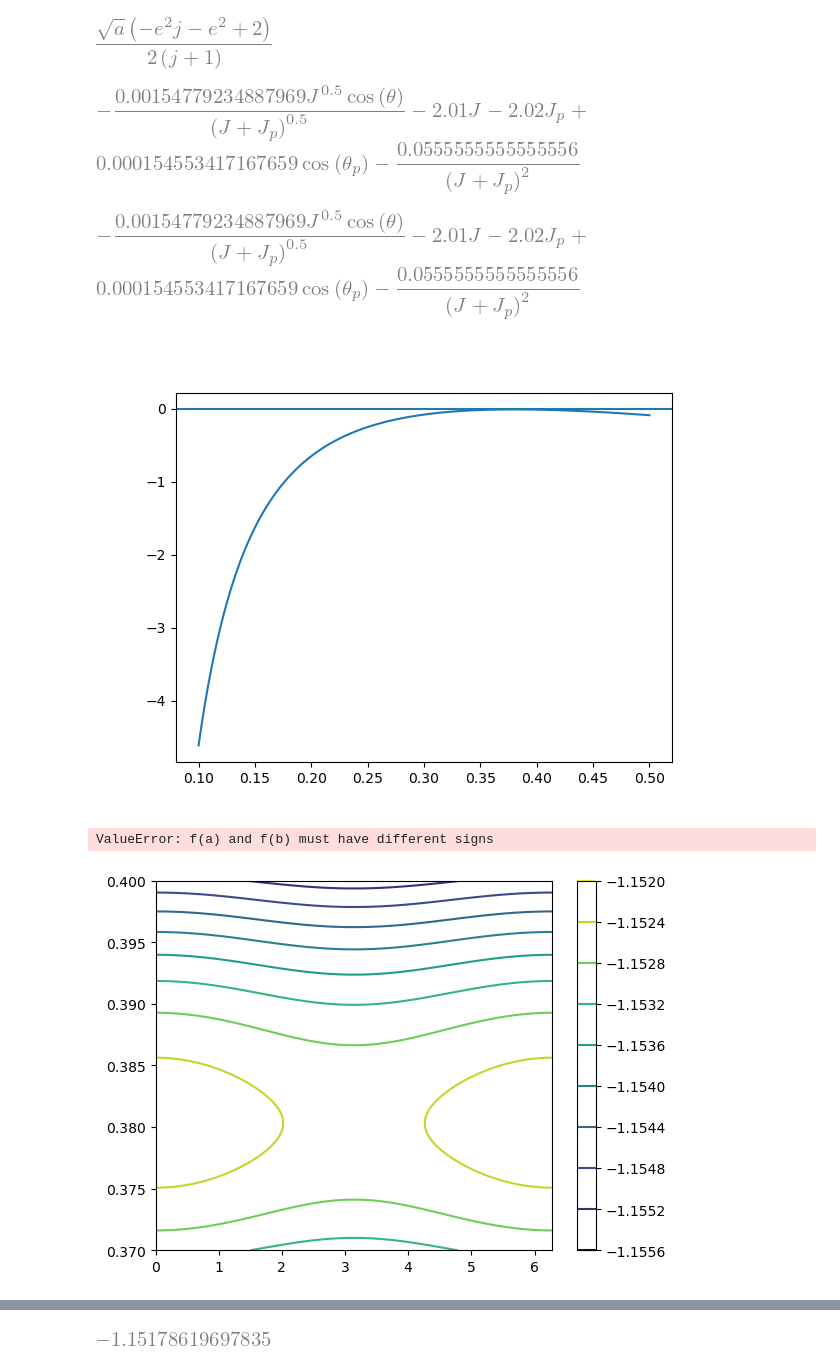
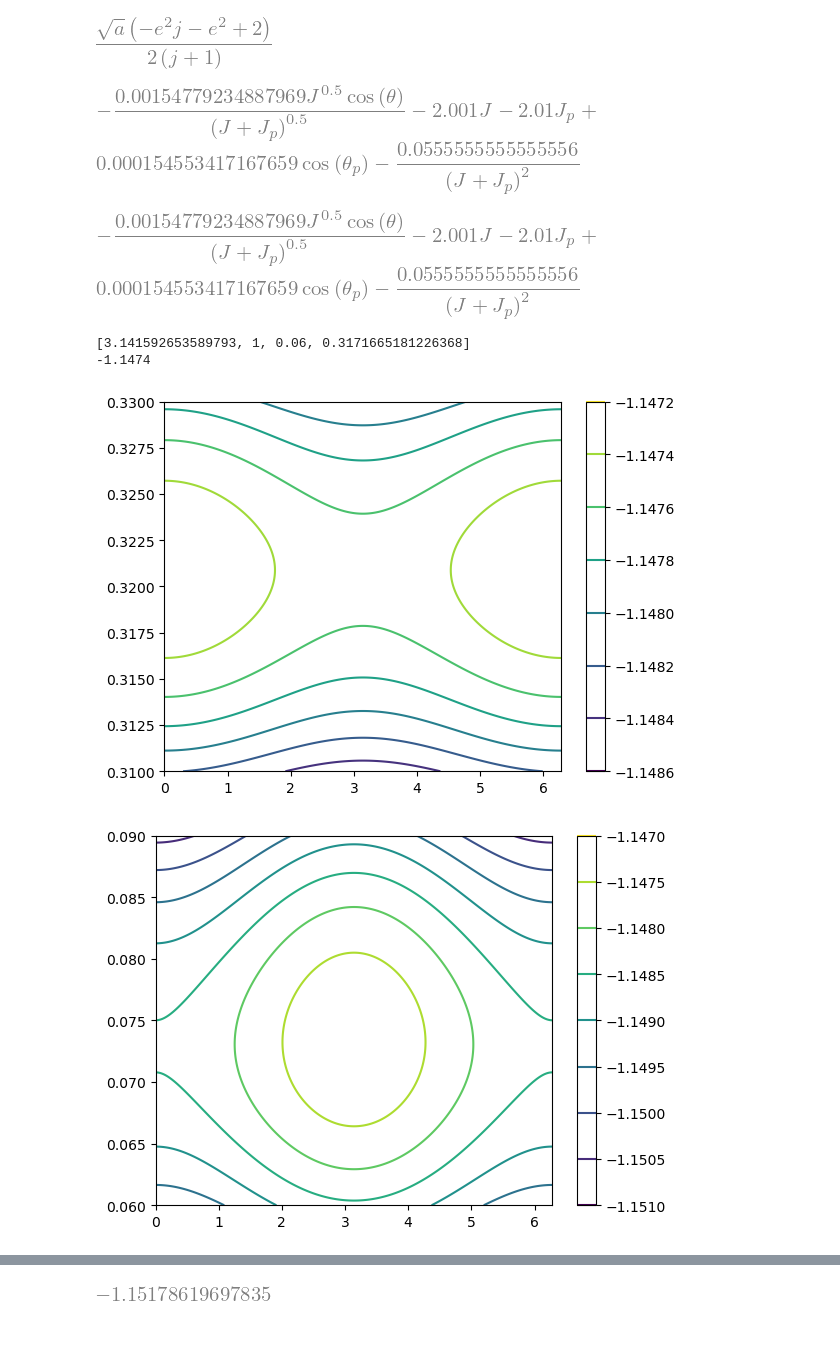
Before and after one commit to jtlaune/wc-apsidal-precession, a Jupyter notebook: paper-2-poincaire.ipynb, the cells around one changed output, grey strips where cells are left out. Saved outputs shown, nothing was run; the diff lists cells and outputs as text; code cells hidden in the pictures; blank space fills up the shorter version.

```diff
--- a/paper-2-poincaire.ipynb
+++ b/paper-2-poincaire.ipynb
@@ -47,8 +49,8 @@ params = {
     b1_3_2: 0,  # 12.08476062046314,
     b2_3_2: 0,  # 10.485706741948807,
     ep: 0.1,
-    om: 1e-2,
-    omp: 2e-2,
+    om: 1e-3,
+    omp: 1e-2,
     np:np_sel,
     ap:ap_sel,
     "th0":npy.pi,
@@ -107,7 +109,7 @@ H1_expr = H_expr.subs({Lam:Lam1_expr,Gam:Gam1_expr,th1_expr:th,thp1_expr:thp}) +
 H1_expr = H1_expr.subs(params).evalf()#.subs({J:J_expr,Jp:Jp_expr})
 H1_expr
 # %% [output]
-[figure, old version]
+[figure, new version]
 # %%
 funcs = lambdify(
     [th, thp, J, Jp],
@@ -126,5 +128,5 @@ _ = H1_expr.subs(params)#.subs({th:params["th0"],thp:params["thp0"]})#.subs({J:0
 display(_)
 _ = lambdify([th, thp, J, Jp], _)
 # %% [output]
-[figure, old version]
+[figure, new version]
 # %%
@@ -132,18 +134,16 @@ _ = lambdify([th, thp, J, Jp], _)
 # %%
-_f = lambda x: _(th0val, thpval, Jval, x)-Hval
-plt.clf()
-plt.plot(npy.linspace(0.1,0.5,1000),_f(npy.linspace(0.1,0.5,1000)))
-plt.axhline(y=0)
-plt.show()
+#_f = lambda x: _(th0val, thpval, Jval, x)-Hval
+#plt.clf()
+#plt.plot(npy.linspace(0.1,0.5,1000),_f(npy.linspace(0.1,0.5,1000)))
+#plt.axhline(y=0)
+#plt.show()
-# %% [output]
-[figure, removed]
 # %%
 th0val = npy.pi
-thpval = 0
-Hval = -1.14488161255
-Jval = 0.00000001
+thpval = 1
+Hval = -1.1474#-1.14488161255
+Jval = 0.06#0.00000001
 
-Jpval = brentq(lambda x: _(th0val, thpval, Jval, x)-Hval, 0,0.4,xtol=1e-16)
+Jpval = brentq(lambda x: _(th0val, thpval, Jval, x)-Hval, 0,0.32,xtol=1e-16)
 
 initconds = [
     th0val,
@@ -154,25 +154,27 @@ initconds = [
 print(initconds)
 print(_(th0val, thpval, Jval, Jpval))
 # %% [output]
-ValueError: f(a) and f(b) must have different signs
+[3.141592653589793, 1, 0.06, 0.3171665181226368]
+-1.1474
 # %%
 _lvl = Hval
 
 _1 = lambdify([thp,Jp], H1_expr.subs({th: th0val, J: Jval}).subs(params).evalf())
-_2,_3= npy.meshgrid(npy.linspace(0,2*npy.pi,1000),npy.linspace(0.37,0.4,1000))
+_2,_3= npy.meshgrid(npy.linspace(0,2*npy.pi,1000),npy.linspace(0.31,0.33,1000))
 plt.clf()
 cs = plt.contour(_2,_3,_1(_2,_3))#,levels=[_lvl,_lvl*0.999999])
 plt.colorbar(cs)
 plt.show()
-#
-#_1 = lambdify([th,J], H1_expr.subs({thp: thpval, Jp: Jpval}).subs(params).evalf())
-#_2,_3= npy.meshgrid(npy.linspace(0,2*npy.pi,1000),npy.linspace(0,0.006,1000))
-#plt.clf()
-#cs = plt.contour(_2,_3,_1(_2,_3))
-#plt.colorbar(cs)
-#plt.show()
+
+_1 = lambdify([th,J], H1_expr.subs({thp: thpval, Jp: Jpval}).subs(params).evalf())
+_2,_3= npy.meshgrid(npy.linspace(0,2*npy.pi,1000),npy.linspace(0.06,0.09,1000))
+plt.clf()
+cs = plt.contour(_2,_3,_1(_2,_3))
+plt.colorbar(cs)
+plt.show()
 # %% [output]
-[figure, old version]
+[figure, new version]
+[figure, added]
 # %%
 print(func(0,initconds))
 
```
Also changed, not shown: parts of 6 cells of this notebook, 1 other file.
